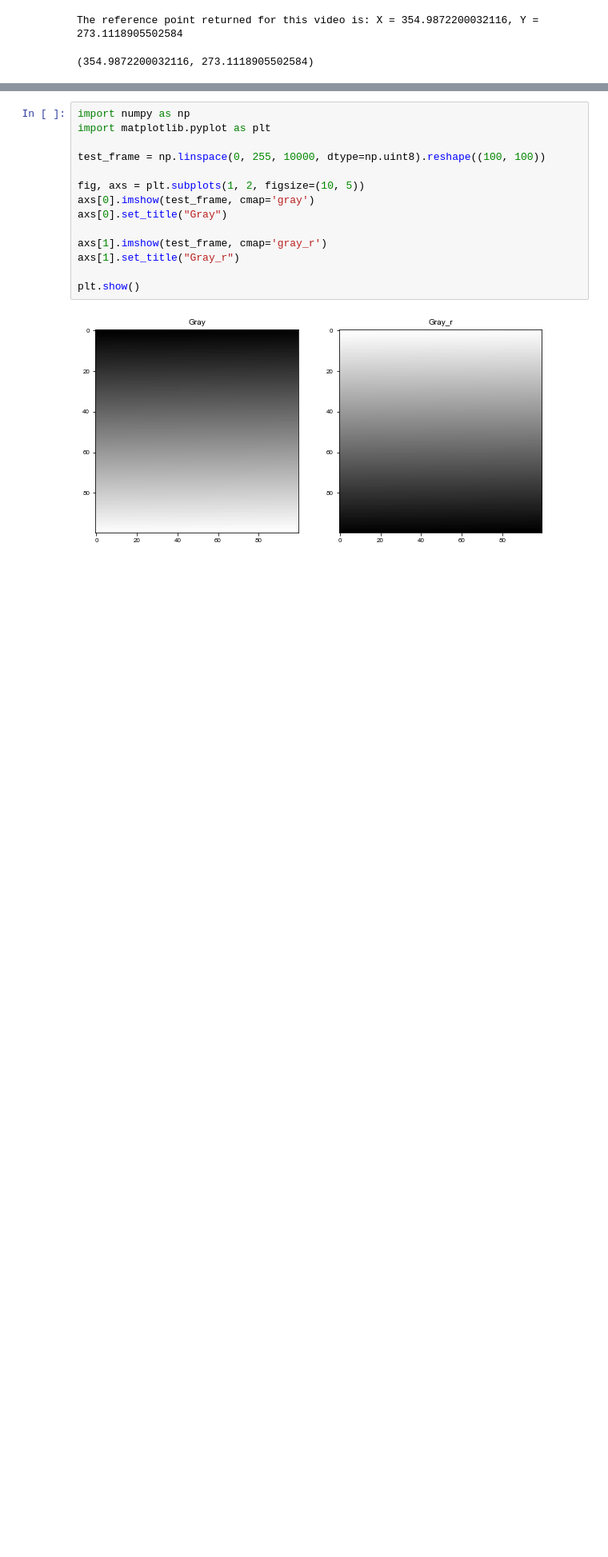
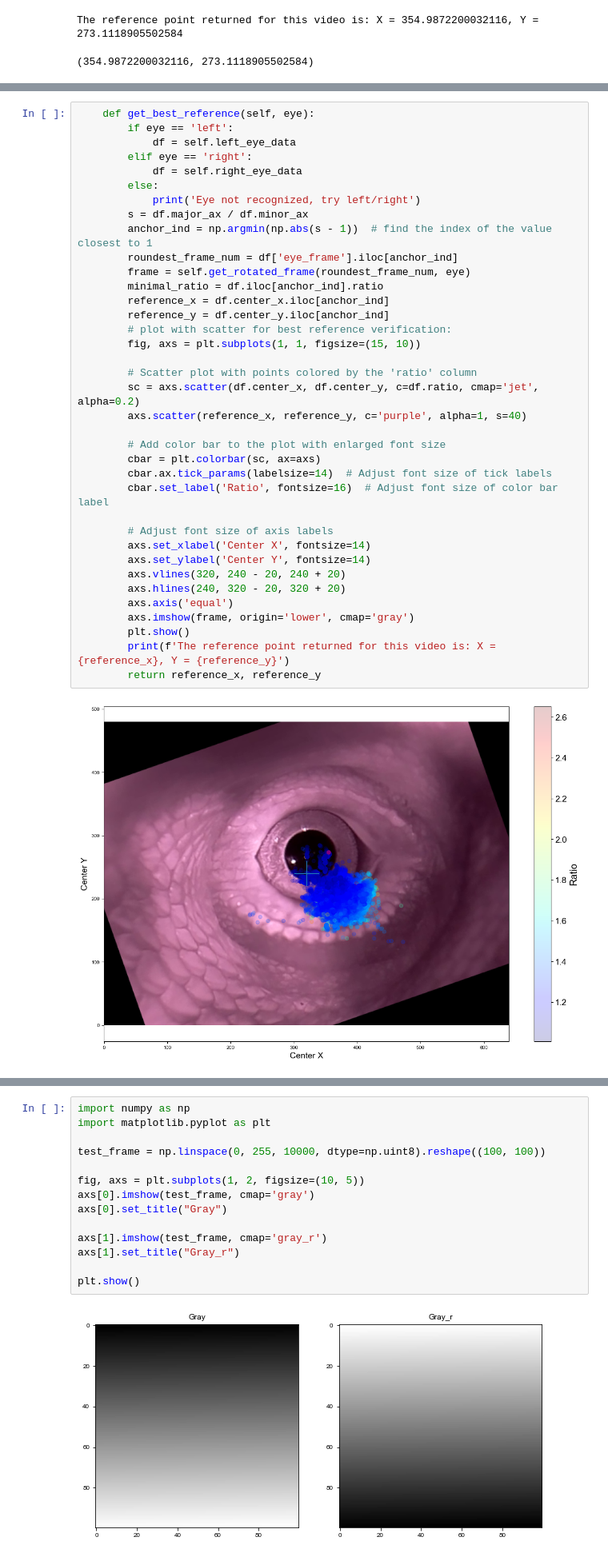
Before and after one commit to neural-electrophysiology-tool-team/Eye-Tracking-Tools, a Jupyter notebook: paper_figures_creation_personalized_headstage.ipynb, the cells around one changed output, grey strips where cells are left out. Shown at 80% size. Cells and saved outputs as stored; diff of their text form; blank space fills up the shorter version.

```diff
--- a/paper_figures_creation_personalized_headstage.ipynb
+++ b/paper_figures_creation_personalized_headstage.ipynb
@@ -872,0 +1664,39 @@ The reference point returned for this video is: X = 308.16807642665464, Y = 312.
+# %%
+    def get_best_reference(self, eye):
+        if eye == 'left':
+            df = self.left_eye_data
+        elif eye == 'right':
+            df = self.right_eye_data
+        else:
+            print('Eye not recognized, try left/right')
+        s = df.major_ax / df.minor_ax
+        anchor_ind = np.argmin(np.abs(s - 1))  # find the index of the value closest to 1
+        roundest_frame_num = df['eye_frame'].iloc[anchor_ind]
+        frame = self.get_rotated_frame(roundest_frame_num, eye)
+        minimal_ratio = df.iloc[anchor_ind].ratio
+        reference_x = df.center_x.iloc[anchor_ind]
+        reference_y = df.center_y.iloc[anchor_ind]
+        # plot with scatter for best reference verification:
+        fig, axs = plt.subplots(1, 1, figsize=(15, 10))
+
+        # Scatter plot with points colored by the 'ratio' column
+        sc = axs.scatter(df.center_x, df.center_y, c=df.ratio, cmap='jet', alpha=0.2)
+        axs.scatter(reference_x, reference_y, c='purple', alpha=1, s=40)
+
+        # Add color bar to the plot with enlarged font size
+        cbar = plt.colorbar(sc, ax=axs)
+        cbar.ax.tick_params(labelsize=14)  # Adjust font size of tick labels
+        cbar.set_label('Ratio', fontsize=16)  # Adjust font size of color bar label
+
+        # Adjust font size of axis labels
+        axs.set_xlabel('Center X', fontsize=14)
+        axs.set_ylabel('Center Y', fontsize=14)
+        axs.vlines(320, 240 - 20, 240 + 20)
+        axs.hlines(240, 320 - 20, 320 + 20)
+        axs.axis('equal')
+        axs.imshow(frame, origin='lower', cmap='gray')
+        plt.show()
+        print(f'The reference point returned for this video is: X = {reference_x}, Y = {reference_y}')
+        return reference_x, reference_y
+# %% [output]
+[figure, added]
```
Also changed, not shown: parts of 16 cells of this notebook, 10 other files.
